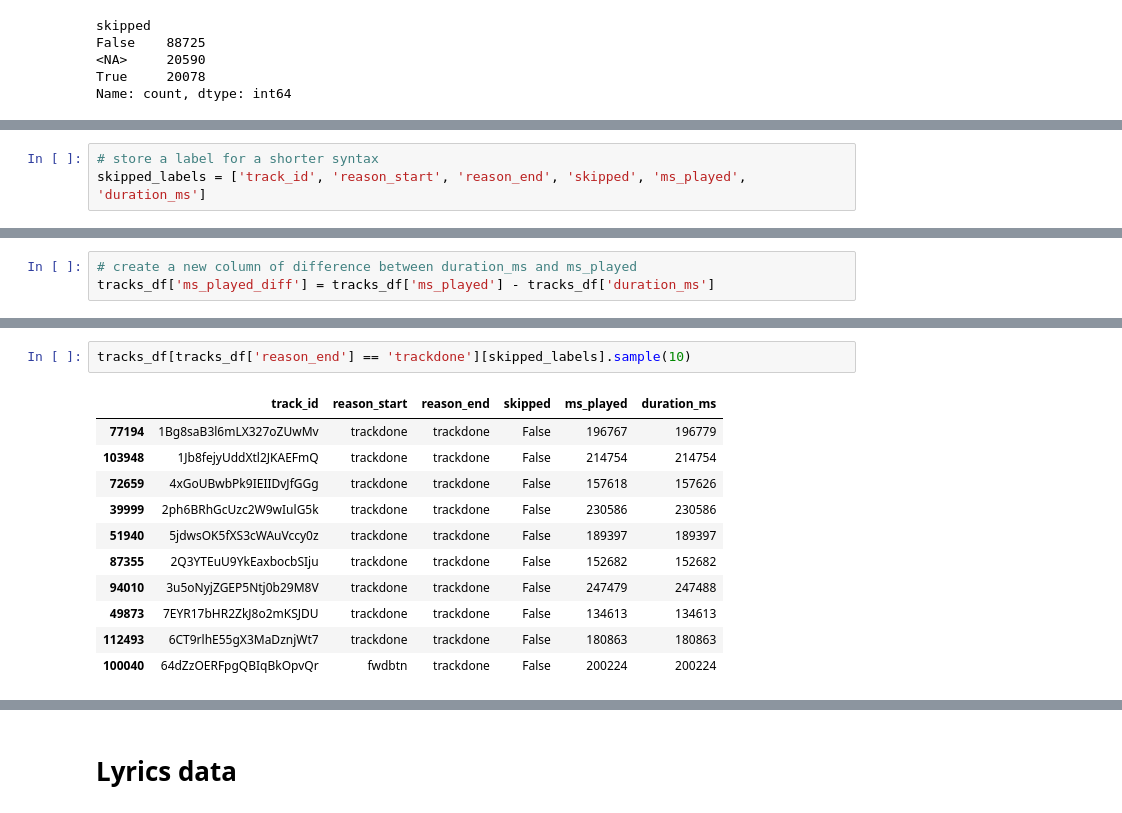
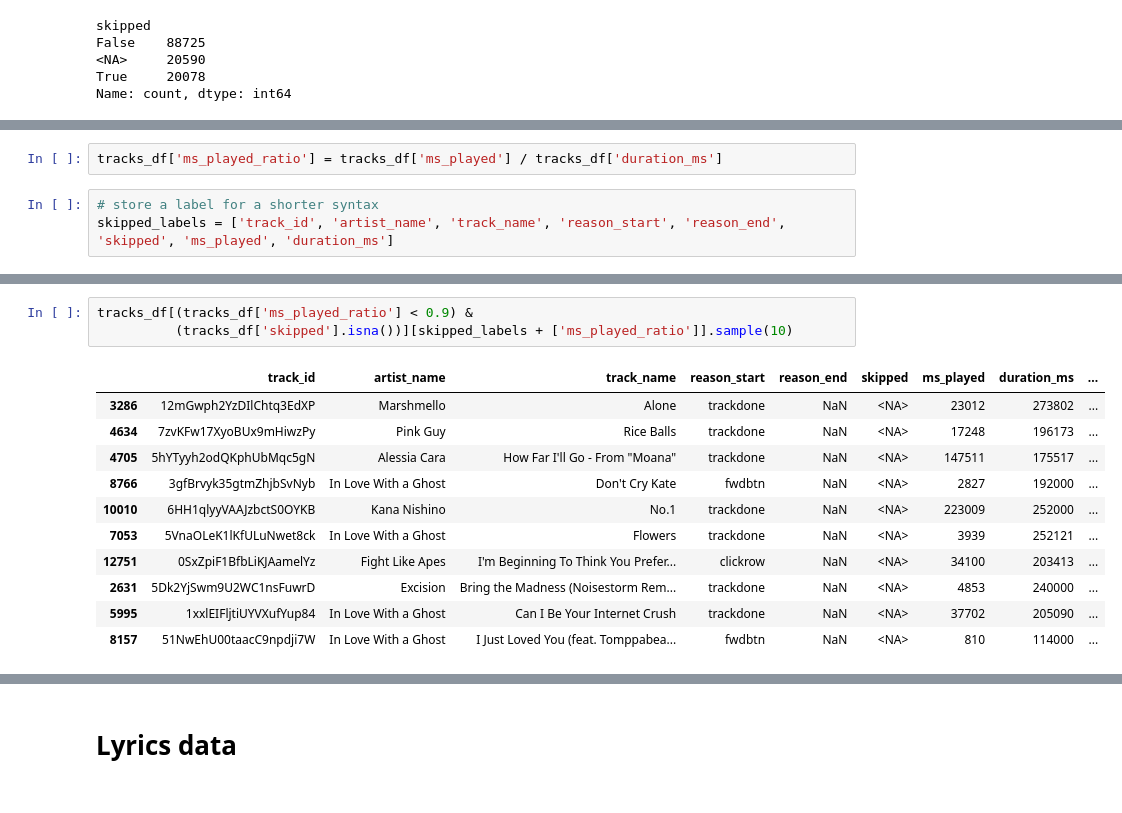
Before and after one commit to nazhifkojaz/Spotify-Analysis-Data-Collection-, a Jupyter notebook: data_preprocessing.ipynb, the cells around one changed output, grey strips where cells are left out. Drawn from its saved outputs; the diff is of its cells as text.

```diff
--- a/data_preprocessing.ipynb
+++ b/data_preprocessing.ipynb
@@ -586,6 +593,8 @@ tracks_df = tracks_df.merge(track_info, on='track_id', how='left')
+# %%
+tracks_df['ms_played_ratio'] = tracks_df['ms_played'] / tracks_df['duration_ms']
 # %%
 # store a label for a shorter syntax
-skipped_labels = ['track_id', 'reason_start', 'reason_end', 'skipped', 'ms_played', 'duration_ms']
+skipped_labels = ['track_id', 'artist_name', 'track_name', 'reason_start', 'reason_end', 'skipped', 'ms_played', 'duration_ms']
 # %%
 tracks_df[(tracks_df['reason_end'] == 'trackdone')
           & (tracks_df['ms_played'] < tracks_df['duration_ms'])] \
@@ -607,4 +609 @@ tracks_df[(tracks_df['reason_end'] == 'trackdone')
-# %%
-# create a new column of difference between duration_ms and ms_played
-tracks_df['ms_played_diff'] = tracks_df['ms_played'] - tracks_df['duration_ms']
 # %%
@@ -632,14 +631,15 @@ tracks_df[(tracks_df['ms_played_diff'] < 0) &
 # %%
-tracks_df[tracks_df['reason_end'] == 'trackdone'][skipped_labels].sample(10)
+tracks_df[(tracks_df['ms_played_ratio'] < 0.9) &
+          (tracks_df['skipped'].isna())][skipped_labels + ['ms_played_ratio']].sample(10)
 # %% [output]
-|  | track_id | reason_start | reason_end | skipped | ms_played | duration_ms |
-| 77194 | 1Bg8saB3l6mLX327oZUwMv | trackdone | trackdone | False | 196767 | 196779 |
-| 103948 | 1Jb8fejyUddXtl2JKAEFmQ | trackdone | trackdone | False | 214754 | 214754 |
-| 72659 | 4xGoUBwbPk9IEIIDvJfGGg | trackdone | trackdone | False | 157618 | 157626 |
-| 39999 | 2ph6BRhGcUzc2W9wIulG5k | trackdone | trackdone | False | 230586 | 230586 |
-| 51940 | 5jdwsOK5fXS3cWAuVccy0z | trackdone | trackdone | False | 189397 | 189397 |
-| 87355 | 2Q3YTEuU9YkEaxbocbSIju | trackdone | trackdone | False | 152682 | 152682 |
-| 94010 | 3u5oNyjZGEP5Ntj0b29M8V | trackdone | trackdone | False | 247479 | 247488 |
-| 49873 | 7EYR17bHR2ZkJ8o2mKSJDU | trackdone | trackdone | False | 134613 | 134613 |
-| 112493 | 6CT9rlhE55gX3MaDznjWt7 | trackdone | trackdone | False | 180863 | 180863 |
-| 100040 | 64dZzOERFpgQBIqBkOpvQr | fwdbtn | trackdone | False | 200224 | 200224 |
+|  | track_id | artist_name | track_name | reason_start | reason_end | skipped | ms_played | duration_ms | ... |
+| 3286 | 12mGwph2YzDIlChtq3EdXP | Marshmello | Alone | trackdone | NaN | <NA> | 23012 | 273802 | ... |
+| 4634 | 7zvKFw17XyoBUx9mHiwzPy | Pink Guy | Rice Balls | trackdone | NaN | <NA> | 17248 | 196173 | ... |
+| 4705 | 5hYTyyh2odQKphUbMqc5gN | Alessia Cara | How Far I'll Go - From "Moana" | trackdone | NaN | <NA> | 147511 | 175517 | ... |
+| 8766 | 3gfBrvyk35gtmZhjbSvNyb | In Love With a Ghost | Don't Cry Kate | fwdbtn | NaN | <NA> | 2827 | 192000 | ... |
+| 10010 | 6HH1qlyyVAAJzbctS0OYKB | Kana Nishino | No.1 | trackdone | NaN | <NA> | 223009 | 252000 | ... |
+| 7053 | 5VnaOLeK1lKfULuNwet8ck | In Love With a Ghost | Flowers | trackdone | NaN | <NA> | 3939 | 252121 | ... |
+| 12751 | 0SxZpiF1BfbLiKJAamelYz | Fight Like Apes | I'm Beginning To Think You Prefer... | clickrow | NaN | <NA> | 34100 | 203413 | ... |
+| 2631 | 5Dk2YjSwm9U2WC1nsFuwrD | Excision | Bring the Madness (Noisestorm Rem... | trackdone | NaN | <NA> | 4853 | 240000 | ... |
+| 5995 | 1xxlEIFljtiUYVXufYup84 | In Love With a Ghost | Can I Be Your Internet Crush | trackdone | NaN | <NA> | 37702 | 205090 | ... |
+| 8157 | 51NwEhU00taacC9npdji7W | In Love With a Ghost | I Just Loved You (feat. Tomppabea... | fwdbtn | NaN | <NA> | 810 | 114000 | ... |
```
Also changed, not shown: parts of 24 cells of this notebook, 1 other file.
